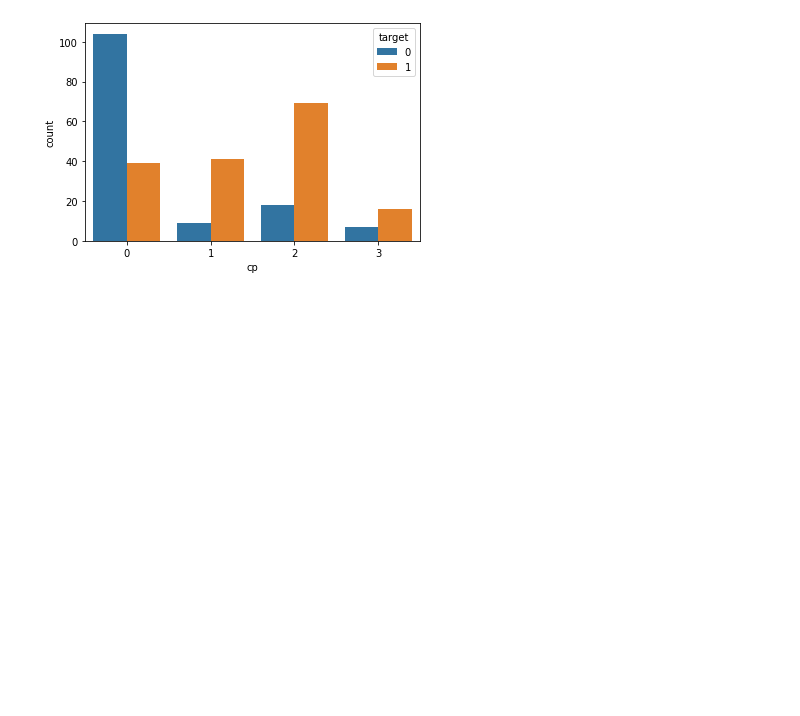
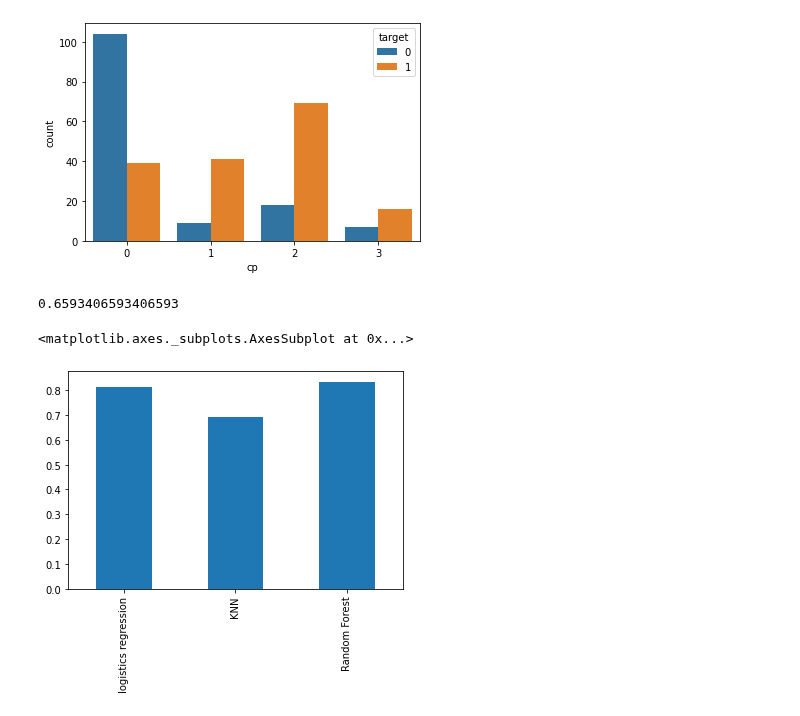
Before and after one commit to kozz84/Udemy, a Jupyter notebook: ZTM_Milestone_1.ipynb, the cells around one changed output. Saved outputs shown, nothing was run; the diff lists cells and outputs as text; code cells hidden in the pictures; blank space fills up the shorter version.

```diff
--- a/ZTM_Milestone_1.ipynb
+++ b/ZTM_Milestone_1.ipynb
@@ -71,3 +71,31 @@ sns.countplot(data=data,x='cp',hue='target')
 # %% [output]
 <matplotlib.axes._subplots.AxesSubplot at 0x...>
 [figure]
+# %%
+y = data['target']
+X = data.drop('target',axis=1)
+# %%
+models = {'logistics regression':LogisticRegression(max_iter=1000),
+          'KNN':KNeighborsClassifier(n_neighbors=10),
+          'Random Forest':RandomForestClassifier()}
+# %%
+def fit_and_score(models,X,y):
+    model_accs = {}
+    X_train, X_test, y_train, y_test = train_test_split(X, y, test_size=0.3, random_state=42)
+    for name,model in models.items():
+        model.fit(X_train,y_train)
+        model_accs[name]= model.score(X_test,y_test)
+    model_accs =pd.DataFrame(model_accs, index=['Acc'])
+    return model_accs
+model_accs =fit_and_score(models,X,y)
+# %%
+model = KNeighborsClassifier()
+model.fit(X_train,y_train)
+model.score(X_test,y_test)
+# %% [output]
+0.6593406593406593
+# %%
+model_accs.iloc[0].plot(kind='bar')
+# %% [output]
+<matplotlib.axes._subplots.AxesSubplot at 0x...>
+[figure, added]
```
Also changed, not shown: parts of 3 cells of this notebook.
